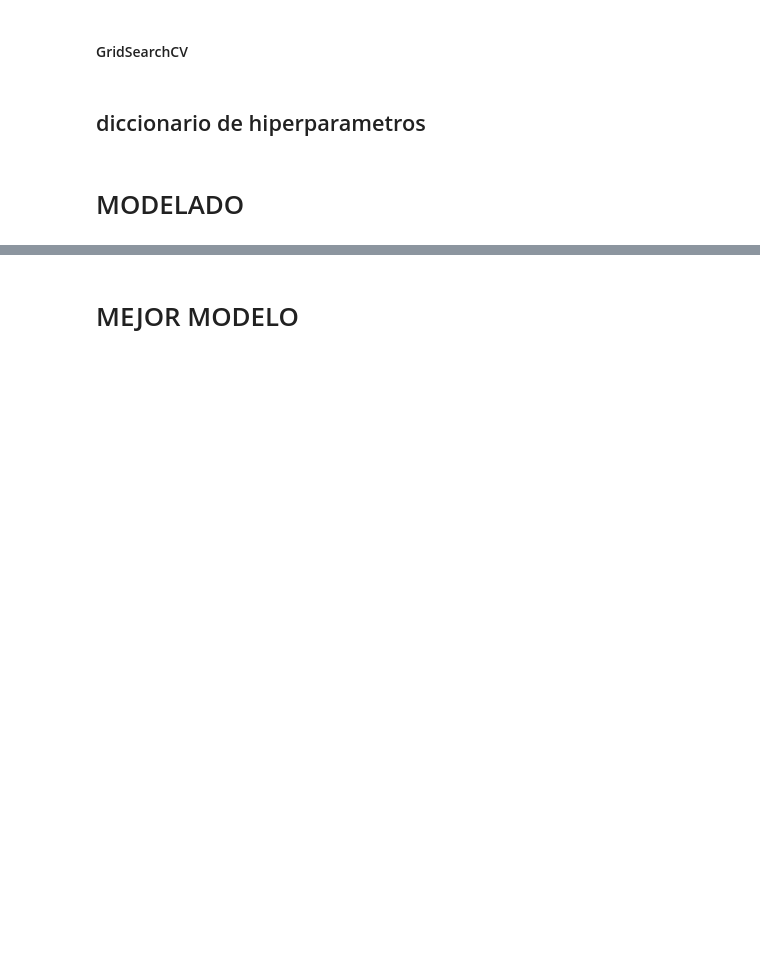
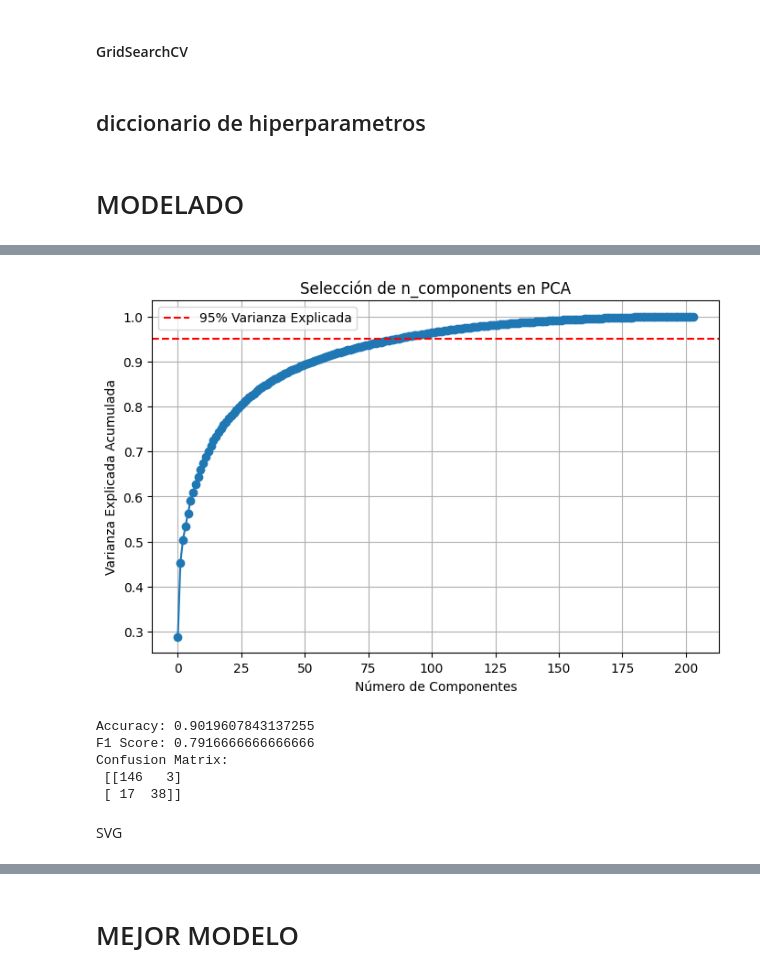
Before and after one commit to Jyns123/MachineLearning, a Jupyter notebook: ML.ipynb, the cells around one changed output, grey strips where cells are left out. Drawn from its saved outputs; the diff is of its cells as text; code cells hidden in the pictures; blank space fills up the shorter version.

```diff
--- a/ML.ipynb
+++ b/ML.ipynb
@@ -203,0 +213,26 @@ modelos = {
+# %%
+X_train_flat = X_train.reshape(204, 18530)  # shape: (204, 18530)
+# %%
+from sklearn.decomposition import PCA
+import matplotlib.pyplot as plt
+import numpy as np
+
+# Aplica PCA sin limitar el número de componentes
+pca = PCA()
+X_pca = pca.fit_transform(X_train_flat)  # X debe tener forma (n_samples, n_features)
+
+# Cálculo de varianza explicada acumulada
+explained_variance = np.cumsum(pca.explained_variance_ratio_)
+
+# Gráfica para ver en qué punto alcanza el 95%
+plt.figure(figsize=(8,5))
+plt.plot(explained_variance, marker='o')
+plt.axhline(y=0.95, color='r', linestyle='--', label='95% Varianza Explicada')
+plt.xlabel('Número de Componentes')
+plt.ylabel('Varianza Explicada Acumulada')
+plt.title('Selección de n_components en PCA')
+plt.legend()
+plt.grid(True)
+plt.show()
+# %% [output]
+[figure, added]
@@ -203,0 +250,16 @@ modelos = {
+# %%
+from sklearn.metrics import accuracy_score, confusion_matrix, f1_score
+
+y_pred_class = (y_pred > 0.5).astype(int)  # umbral
+
+print("Accuracy:", accuracy_score(y_train, y_pred_class))
+print("F1 Score:", f1_score(y_train, y_pred_class))
+print("Confusion Matrix:\n", confusion_matrix(y_train, y_pred_class))
+# %% [output]
+Accuracy: 0.9019607843137255
+F1 Score: 0.7916666666666666
+Confusion Matrix:
+ [[146   3]
+ [ 17  38]]
+# %% [markdown]
+SVG
```
Also changed, not shown: parts of 9 cells of this notebook.
